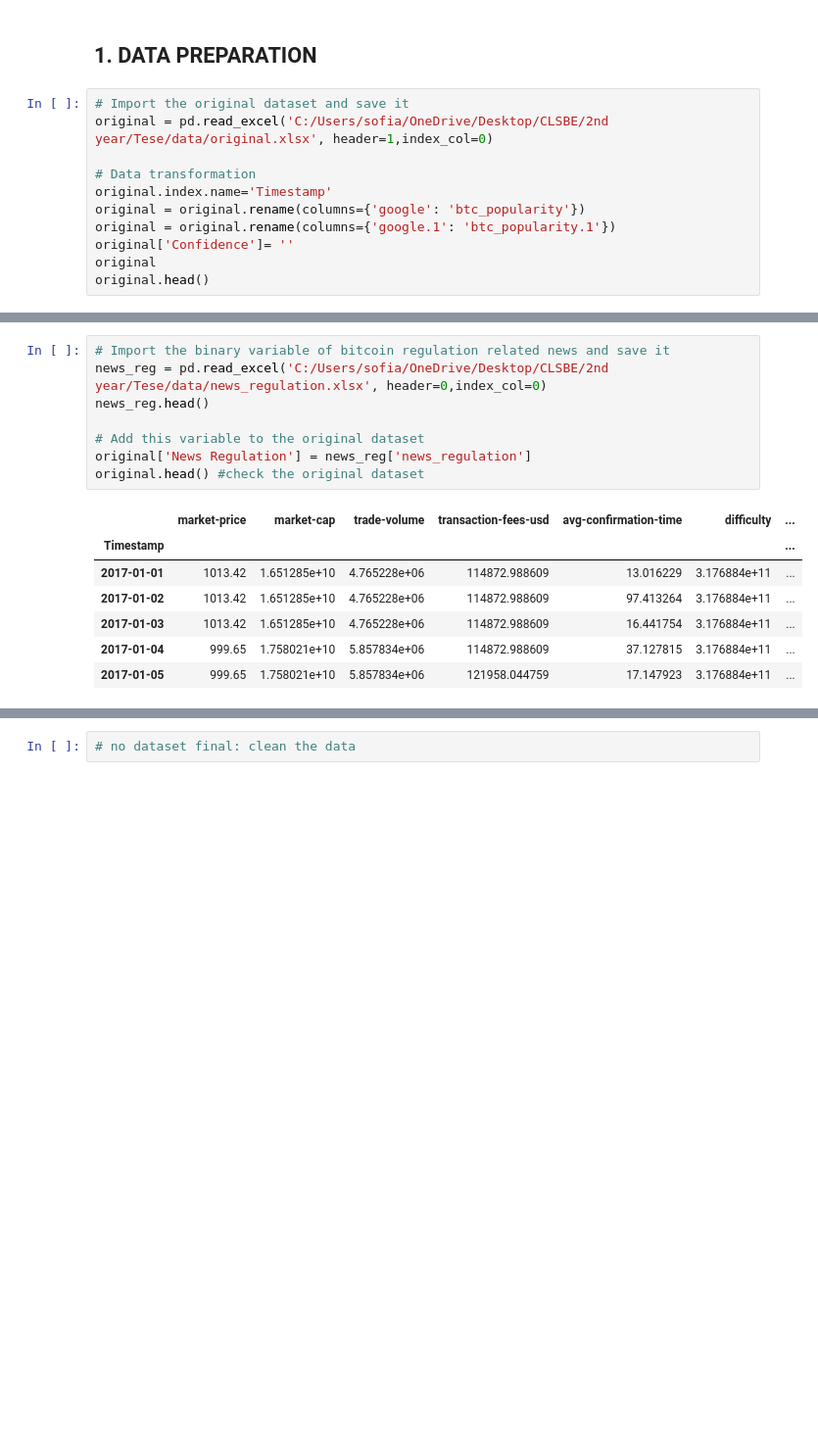
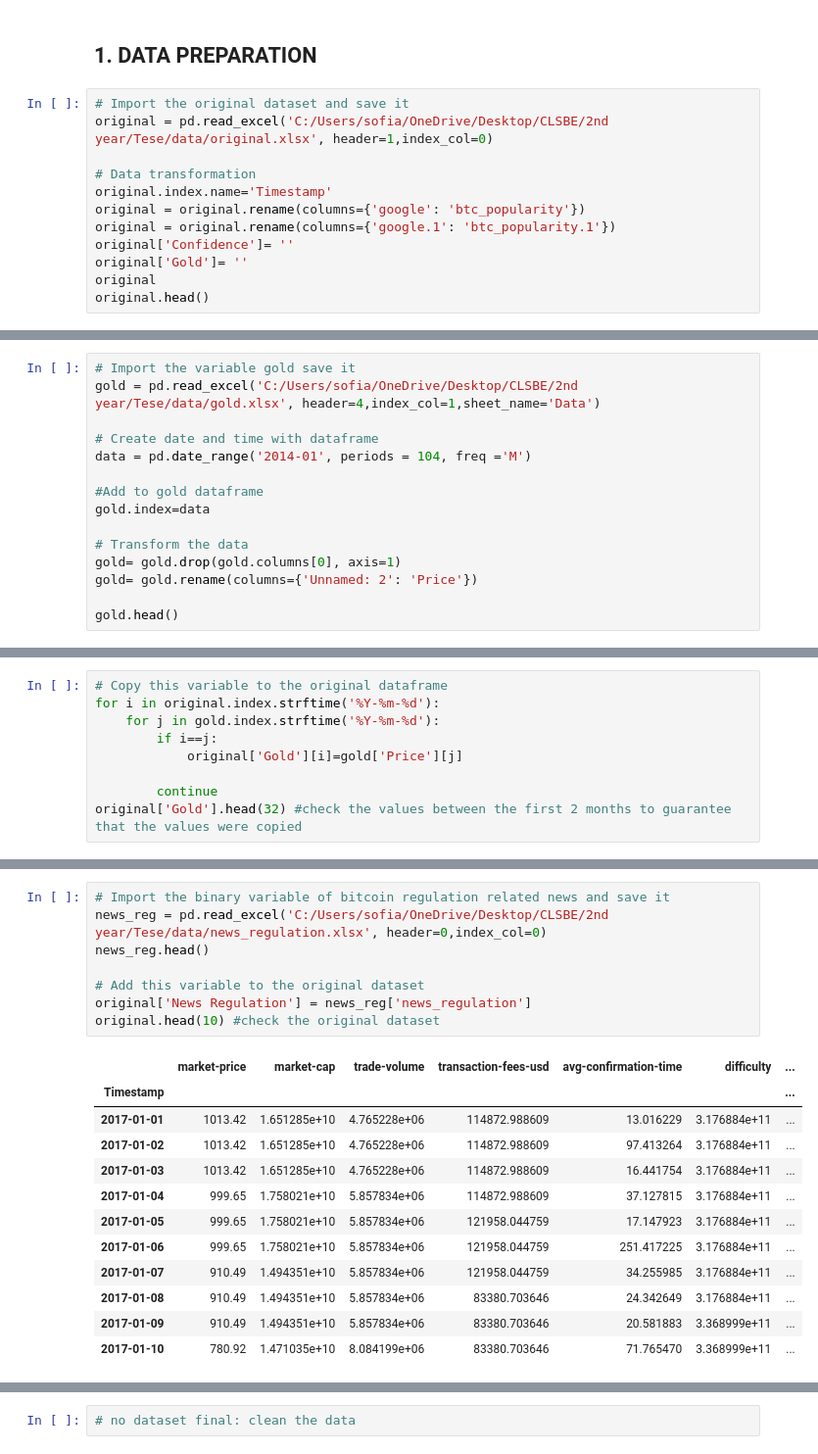
Before and after one commit to s-asrmorais/MSc_thesis_code_DataScience, a Jupyter notebook: code.ipynb, the cells around one changed output, grey strips where cells are left out. Shown: that part at 98% size. Saved outputs shown, nothing was run; the diff lists cells and outputs as text; blank space fills up the shorter version.

```diff
--- a/code.ipynb
+++ b/code.ipynb
@@ -20,6 +20,7 @@ original.index.name='Timestamp'
 original = original.rename(columns={'google': 'btc_popularity'})
 original = original.rename(columns={'google.1': 'btc_popularity.1'})
 original['Confidence']= ''
+original['Gold']= ''
 original
 original.head()
 # %% [output]
@@ -89,0 +94,15 @@ Name: Confidence, Length: 64, dtype: object
+# %%
+# Import the variable gold save it
+gold = pd.read_excel('C:/Users/sofia/OneDrive/Desktop/CLSBE/2nd year/Tese/data/gold.xlsx', header=4,index_col=1,sheet_name='Data')
+
+# Create date and time with dataframe
+data = pd.date_range('2014-01', periods = 104, freq ='M')
+
+#Add to gold dataframe
+gold.index=data
+
+# Transform the data
+gold= gold.drop(gold.columns[0], axis=1)
+gold= gold.rename(columns={'Unnamed: 2': 'Price'})
+
+gold.head()
@@ -89,0 +116,9 @@ Name: Confidence, Length: 64, dtype: object
+# %%
+# Copy this variable to the original dataframe
+for i in original.index.strftime('%Y-%m-%d'):
+    for j in gold.index.strftime('%Y-%m-%d'):
+        if i==j:
+            original['Gold'][i]=gold['Price'][j]
+
+        continue
+original['Gold'].head(32) #check the values between the first 2 months to guarantee that the values were copied
@@ -90,16 +151,21 @@ Name: Confidence, Length: 64, dtype: object
 # %%
 # Import the binary variable of bitcoin regulation related news and save it
 news_reg = pd.read_excel('C:/Users/sofia/OneDrive/Desktop/CLSBE/2nd year/Tese/data/news_regulation.xlsx', header=0,index_col=0)
 news_reg.head()
 
 # Add this variable to the original dataset
 original['News Regulation'] = news_reg['news_regulation']
-original.head() #check the original dataset
+original.head(10) #check the original dataset
 # %% [output]
 |  | market-price | market-cap | trade-volume | transaction-fees-usd | avg-confirmation-time | difficulty | ... |
 | Timestamp |  |  |  |  |  |  | ... |
 | 2017-01-01 | 1013.42 | 1.651285e+10 | 4.765228e+06 | 114872.988609 | 13.016229 | 3.176884e+11 | ... |
 | 2017-01-02 | 1013.42 | 1.651285e+10 | 4.765228e+06 | 114872.988609 | 97.413264 | 3.176884e+11 | ... |
 | 2017-01-03 | 1013.42 | 1.651285e+10 | 4.765228e+06 | 114872.988609 | 16.441754 | 3.176884e+11 | ... |
 | 2017-01-04 | 999.65 | 1.758021e+10 | 5.857834e+06 | 114872.988609 | 37.127815 | 3.176884e+11 | ... |
 | 2017-01-05 | 999.65 | 1.758021e+10 | 5.857834e+06 | 121958.044759 | 17.147923 | 3.176884e+11 | ... |
+| 2017-01-06 | 999.65 | 1.758021e+10 | 5.857834e+06 | 121958.044759 | 251.417225 | 3.176884e+11 | ... |
+| 2017-01-07 | 910.49 | 1.494351e+10 | 5.857834e+06 | 121958.044759 | 34.255985 | 3.176884e+11 | ... |
+| 2017-01-08 | 910.49 | 1.494351e+10 | 5.857834e+06 | 83380.703646 | 24.342649 | 3.176884e+11 | ... |
+| 2017-01-09 | 910.49 | 1.494351e+10 | 5.857834e+06 | 83380.703646 | 20.581883 | 3.368999e+11 | ... |
+| 2017-01-10 | 780.92 | 1.471035e+10 | 8.084199e+06 | 83380.703646 | 71.765470 | 3.368999e+11 | ... |
```
Also changed, not shown: parts of 10 cells of this notebook.
